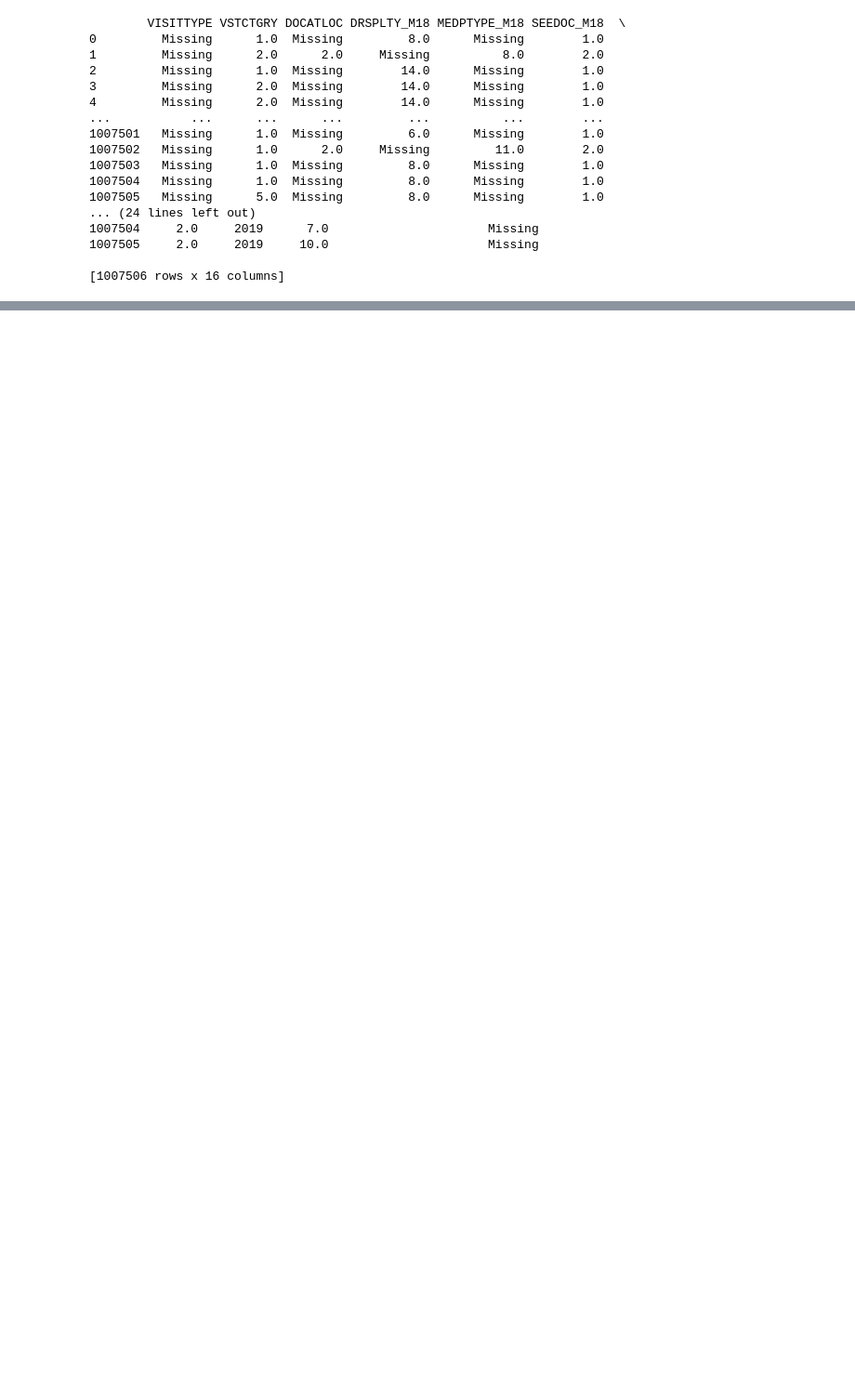
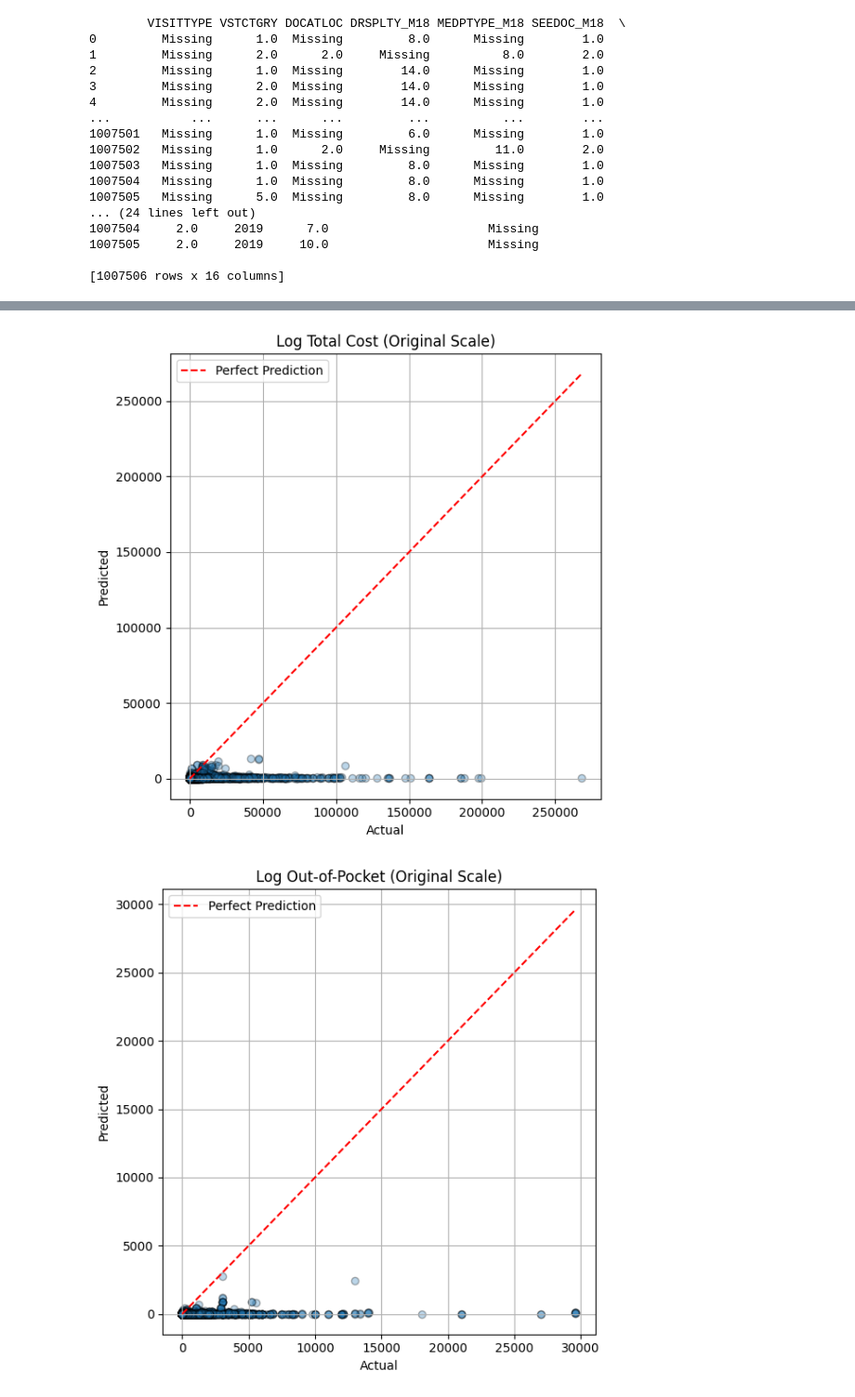
Before and after one commit to alliixx/clinical-llm-risk-predictor, a Jupyter notebook: model_testing.ipynb, the cells around one changed output, grey strips where cells are left out. Shown at 93% size. Cells and saved outputs as stored; diff of their text form; code cells hidden in the pictures; blank space fills up the shorter version.

```diff
--- a/model_testing.ipynb
+++ b/model_testing.ipynb
@@ -31,7 +22,7 @@ models = {
     # 'Linear Regression': LinearRegression(),
     # 'Ridge Regression': Ridge(),
     # 'Lasso Regression': Lasso(),
-    'Random Forest': RandomForestRegressor(),
+    #'Random Forest': RandomForestRegressor(),
     # 'Decision Tree': DecisionTreeRegressor(),
     # 'AdaBoost': AdaBoostRegressor(),
     'XGBoost': XGBRegressor(verbosity=0)
@@ -96,6 +87,7 @@ preprocessor = ColumnTransformer(
 # %%
 for target_name, y in targets.items():
     print(f"\n Prediction: {target_name}")
+    start_target = time.time()
 
     # Combine features and actual target column (y is a Series with the correct column)
     df_model = pd.concat([X, y], axis=1)
@@ -115,6 +107,8 @@ for target_name, y in targets.items():
     )
 
     for model_name, model in models.items():
+    #for model_name, model in tqdm(models.items(), desc=f"Models for {target_name}", leave=False):
+        start_model = time.time()
         pipe = Pipeline(steps=[
             ('preprocessor', preprocessor),
             ('model', model)
@@ -126,6 +120,10 @@ for target_name, y in targets.items():
         rmse = np.sqrt(mean_squared_error(y_test, y_pred))
         r2 = r2_score(y_test, y_pred)
 
-        print(f"{model_name:20} | RMSE: {rmse:8.2f} | R²: {r2:.4f}")
+        #print(f"{model_name:20} | RMSE: {rmse:8.2f} | R²: {r2:.4f}")
+        duration = time.time() - start_model
+        print(f"{model_name} done in {duration:.2f}s | RMSE: {rmse:.2f}, R²: {r2:.4f}")
+
+    print(f"✅ Finished {target_name} in {time.time() - start_target:.2f}s")
 # %% [output]
  Prediction: Total Cost
@@ -131,0 +237,22 @@ for target_name, y in targets.items():
+# %%
+import matplotlib.pyplot as plt
+
+# Assuming you used models.items() in the same order for each target
+# and only one model per target was used (e.g., XGBoost only)
+target_names = list(log_targets.keys())
+
+for i in range(len(y_tests)):
+    plt.figure(figsize=(6, 6))
+    plt.scatter(y_tests[i], y_preds[i], alpha=0.3, edgecolors='k')
+    plt.xlabel('Actual')
+    plt.ylabel('Predicted')
+    plt.title(f"{target_names[i]} (Original Scale)")
+    max_val = max(y_tests[i].max(), y_preds[i].max())
+    plt.plot([0, max_val], [0, max_val], 'r--', label='Perfect Prediction')
+    plt.legend()
+    plt.grid(True)
+    plt.tight_layout()
+    plt.show()
+# %% [output]
+[figure, added]
+[figure, added]
```
Also changed, not shown: parts of 6 cells of this notebook, 1 other file.
